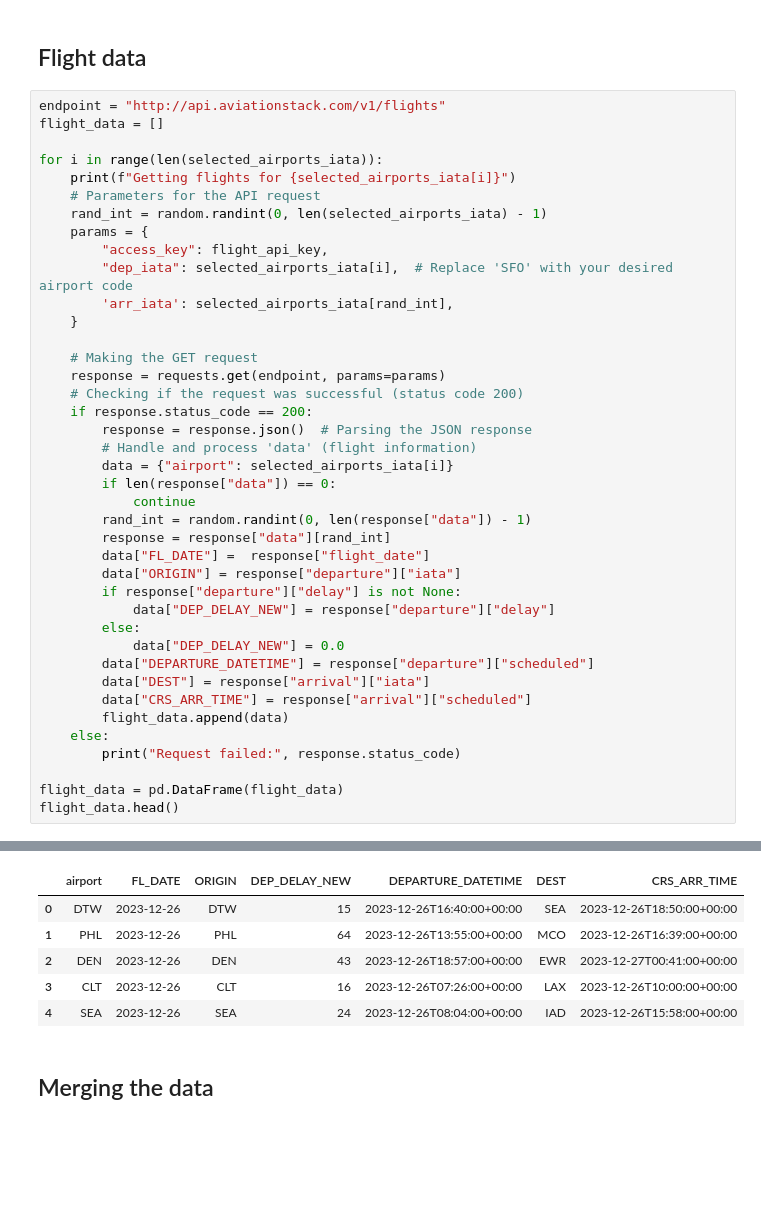
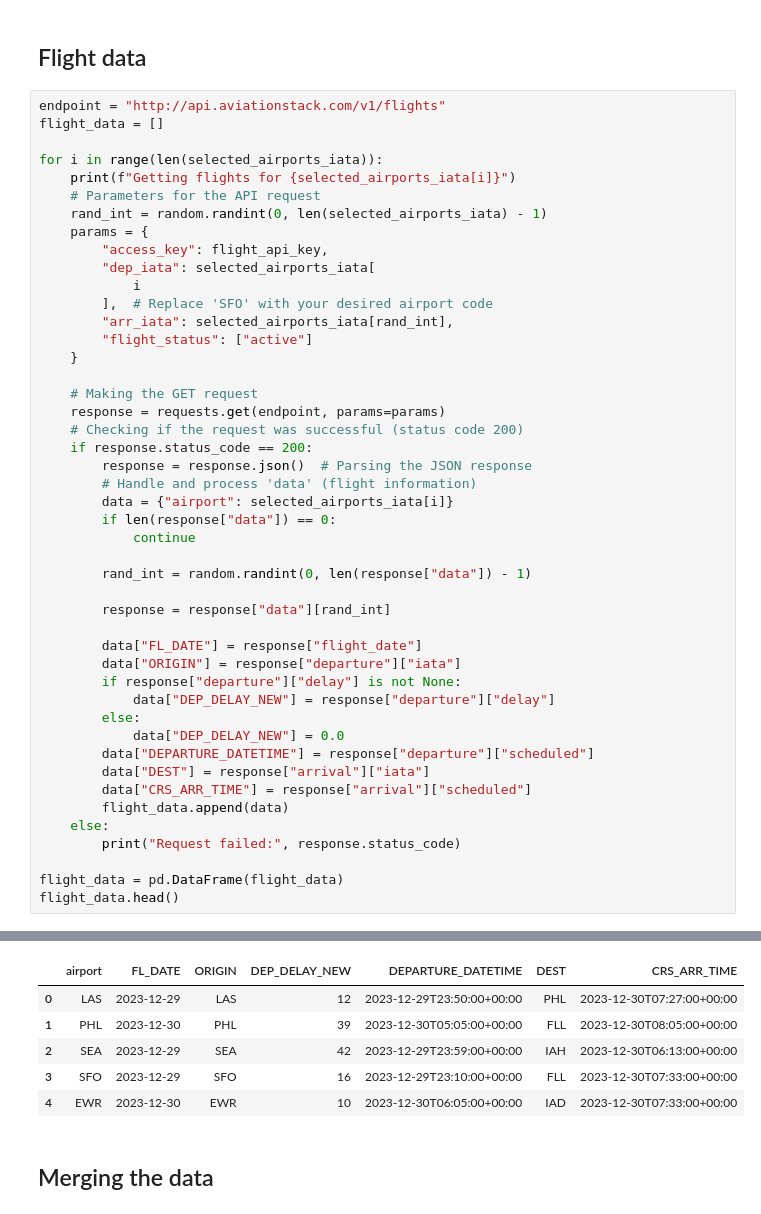
Before and after one commit to rezaqorbani/flight-delay-predictor, a Jupyter notebook: feature_engineering/new_data_pipeline.ipynb, the cells around one changed output, grey strips where cells are left out. Cells and saved outputs as stored; diff of their text form; blank space fills up the shorter version.

```diff
--- a/feature_engineering/new_data_pipeline.ipynb
+++ b/feature_engineering/new_data_pipeline.ipynb
@@ -229,8 +229,11 @@ for i in range(len(selected_airports_iata)):
     rand_int = random.randint(0, len(selected_airports_iata) - 1)
     params = {
         "access_key": flight_api_key,
-        "dep_iata": selected_airports_iata[i],  # Replace 'SFO' with your desired airport code
-        'arr_iata': selected_airports_iata[rand_int],
+        "dep_iata": selected_airports_iata[
+            i
+        ],  # Replace 'SFO' with your desired airport code
+        "arr_iata": selected_airports_iata[rand_int],
+        "flight_status": ["active"]
     }
 
     # Making the GET request
@@ -242,9 +245,12 @@ for i in range(len(selected_airports_iata)):
         data = {"airport": selected_airports_iata[i]}
         if len(response["data"]) == 0:
             continue
+
         rand_int = random.randint(0, len(response["data"]) - 1)
+
         response = response["data"][rand_int]
-        data["FL_DATE"] =  response["flight_date"]
+
+        data["FL_DATE"] = response["flight_date"]
         data["ORIGIN"] = response["departure"]["iata"]
         if response["departure"]["delay"] is not None:
             data["DEP_DELAY_NEW"] = response["departure"]["delay"]
@@ -280,9 +286,9 @@ Getting flights for ATL
 |  | airport | FL_DATE | ORIGIN | DEP_DELAY_NEW | DEPARTURE_DATETIME | DEST | CRS_ARR_TIME |
-| 0 | DTW | 2023-12-26 | DTW | 15 | 2023-12-26T16:40:00+00:00 | SEA | 2023-12-26T18:50:00+00:00 |
-| 1 | PHL | 2023-12-26 | PHL | 64 | 2023-12-26T13:55:00+00:00 | MCO | 2023-12-26T16:39:00+00:00 |
-| 2 | DEN | 2023-12-26 | DEN | 43 | 2023-12-26T18:57:00+00:00 | EWR | 2023-12-27T00:41:00+00:00 |
-| 3 | CLT | 2023-12-26 | CLT | 16 | 2023-12-26T07:26:00+00:00 | LAX | 2023-12-26T10:00:00+00:00 |
-| 4 | SEA | 2023-12-26 | SEA | 24 | 2023-12-26T08:04:00+00:00 | IAD | 2023-12-26T15:58:00+00:00 |
+| 0 | LAS | 2023-12-29 | LAS | 12 | 2023-12-29T23:50:00+00:00 | PHL | 2023-12-30T07:27:00+00:00 |
+| 1 | PHL | 2023-12-30 | PHL | 39 | 2023-12-30T05:05:00+00:00 | FLL | 2023-12-30T08:05:00+00:00 |
+| 2 | SEA | 2023-12-29 | SEA | 42 | 2023-12-29T23:59:00+00:00 | IAH | 2023-12-30T06:13:00+00:00 |
+| 3 | SFO | 2023-12-29 | SFO | 16 | 2023-12-29T23:10:00+00:00 | FLL | 2023-12-30T07:33:00+00:00 |
+| 4 | EWR | 2023-12-30 | EWR | 10 | 2023-12-30T06:05:00+00:00 | IAD | 2023-12-30T07:33:00+00:00 |
 # %% [markdown]
 ## Merging the data
 # %%
```
Also changed, not shown: parts of 9 cells of this notebook.
